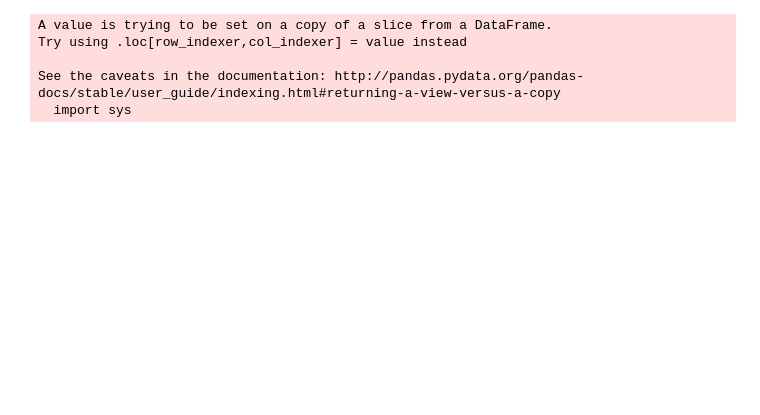
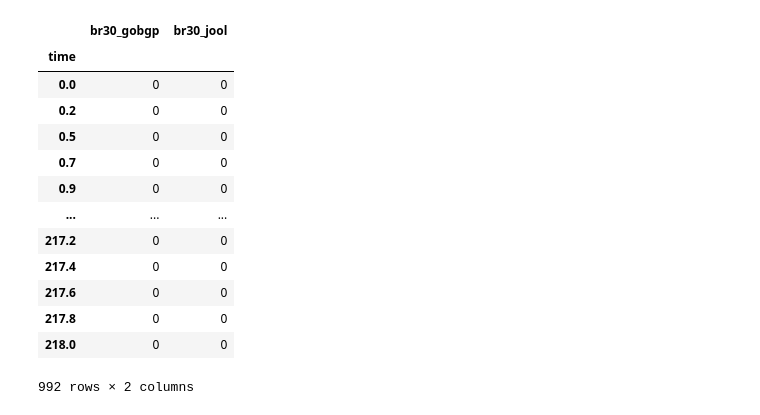
Before and after one commit to yas-nyan/eval-thesis, a Jupyter notebook: monitor/plot_br.ipynb, the cells around one changed output. Cells and saved outputs as stored; diff of their text form; code cells hidden in the pictures; blank space fills up the shorter version.

```diff
--- a/monitor/plot_br.ipynb
+++ b/monitor/plot_br.ipynb
@@ -36,8 +36,8 @@ dfs = []
 for index, filepath in enumerate(filepaths):
     host = hosts[index]
     df = pd.DataFrame(clean_and_addheader(filepath),columns=["time",f"{host}_gobgp",f"{host}_jool"])
-    selected = df.query(f"time >= {start_time}")
-    selected["time"] = selected["time"] - start_time
+    #selected = df.query(f"time >= {start_time}")
+    #selected["time"] = selected["time"] - start_time
     selected.set_index("time")
     dfs.append(selected)
 
@@ -47,12 +47,23 @@ merged = merged.sort_values("time")
 merged = merged.fillna(method='ffill')
 merged = merged.reset_index(drop=True)
 merged = merged.groupby('time').mean()
-# %% [output]
-A value is trying to be set on a copy of a slice from a DataFrame.
-Try using .loc[row_indexer,col_indexer] = value instead
-
-See the caveats in the documentation: http://pandas.pydata.org/pandas-docs/stable/user_guide/indexing.html#returning-a-view-versus-a-copy
-  import sys
+# %%
+merged
+# %% [output]
+|  | br30_gobgp | br30_jool |
+| time |  |  |
+| 0.0 | 0 | 0 |
+| 0.2 | 0 | 0 |
+| 0.5 | 0 | 0 |
+| 0.7 | 0 | 0 |
+| 0.9 | 0 | 0 |
+| ... | ... | ... |
+| 217.2 | 0 | 0 |
+| 217.4 | 0 | 0 |
+| 217.6 | 0 | 0 |
+| 217.8 | 0 | 0 |
+| 218.0 | 0 | 0 |
+992 rows × 2 columns
 # %%
 # 300インデックスまでは消す
 make_sense_df = merged
```
Also changed, not shown: parts of 4 cells of this notebook, 32 other files.
